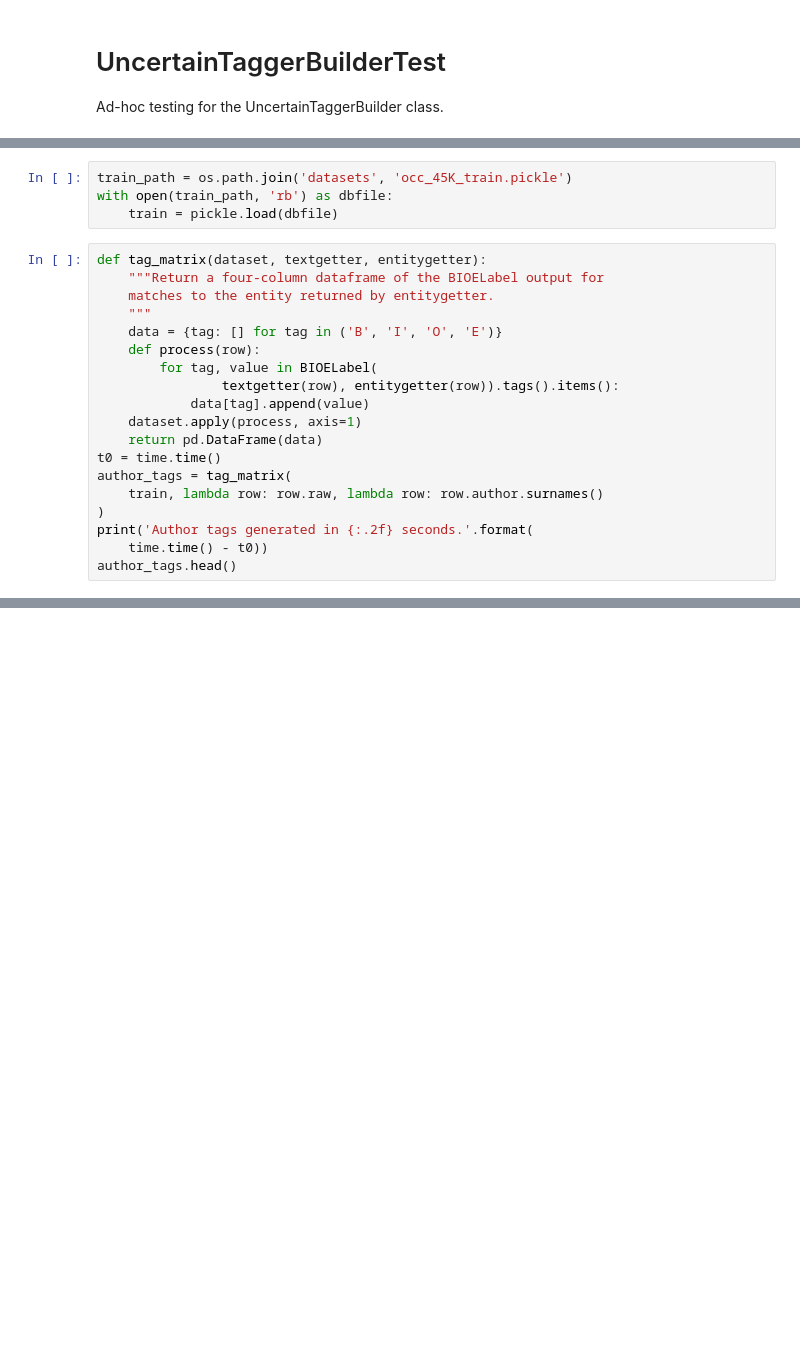
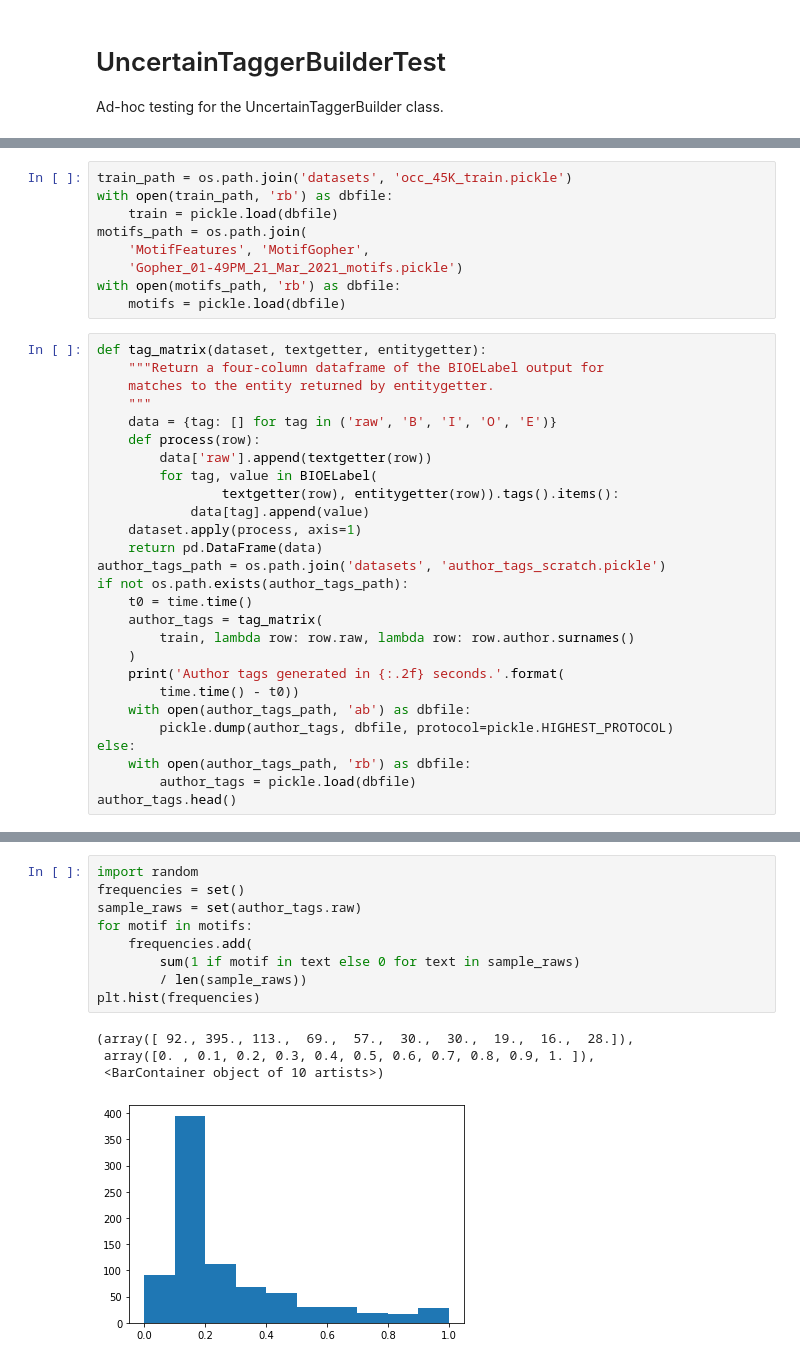
Before and after one commit to petervdonovan/CitationParser, a Jupyter notebook: UncertainTaggerBuilderTest.ipynb, the cells around one changed output, grey strips where cells are left out. Drawn from its saved outputs; the diff is of its cells as text; blank space fills up the shorter version.

```diff
--- a/UncertainTaggerBuilderTest.ipynb
+++ b/UncertainTaggerBuilderTest.ipynb
@@ -15,23 +16,36 @@ from MotifFeatures.Labels.BIOELabel import BIOELabel
 train_path = os.path.join('datasets', 'occ_45K_train.pickle')
 with open(train_path, 'rb') as dbfile:
     train = pickle.load(dbfile)
+motifs_path = os.path.join(
+    'MotifFeatures', 'MotifGopher',
+    'Gopher_01-49PM_21_Mar_2021_motifs.pickle')
+with open(motifs_path, 'rb') as dbfile:
+    motifs = pickle.load(dbfile)
 # %%
 def tag_matrix(dataset, textgetter, entitygetter):
     """Return a four-column dataframe of the BIOELabel output for
     matches to the entity returned by entitygetter.
     """
-    data = {tag: [] for tag in ('B', 'I', 'O', 'E')}
+    data = {tag: [] for tag in ('raw', 'B', 'I', 'O', 'E')}
     def process(row):
+        data['raw'].append(textgetter(row))
         for tag, value in BIOELabel(
                 textgetter(row), entitygetter(row)).tags().items():
             data[tag].append(value)
     dataset.apply(process, axis=1)
     return pd.DataFrame(data)
-t0 = time.time()
-author_tags = tag_matrix(
-    train, lambda row: row.raw, lambda row: row.author.surnames()
-)
-print('Author tags generated in {:.2f} seconds.'.format(
-    time.time() - t0))
+author_tags_path = os.path.join('datasets', 'author_tags_scratch.pickle')
+if not os.path.exists(author_tags_path):
+    t0 = time.time()
+    author_tags = tag_matrix(
+        train, lambda row: row.raw, lambda row: row.author.surnames()
+    )
+    print('Author tags generated in {:.2f} seconds.'.format(
+        time.time() - t0))
+    with open(author_tags_path, 'ab') as dbfile:
+        pickle.dump(author_tags, dbfile, protocol=pickle.HIGHEST_PROTOCOL)
+else:
+    with open(author_tags_path, 'rb') as dbfile:
+        author_tags = pickle.load(dbfile)
 author_tags.head()
 # %% [output]
@@ -40,0 +218,14 @@ utb = UncertainTaggerBuilder()
+# %%
+import random
+frequencies = set()
+sample_raws = set(author_tags.raw)
+for motif in motifs:
+    frequencies.add(
+        sum(1 if motif in text else 0 for text in sample_raws)
+        / len(sample_raws))
+plt.hist(frequencies)
+# %% [output]
+(array([ 92., 395., 113.,  69.,  57.,  30.,  30.,  19.,  16.,  28.]),
+ array([0. , 0.1, 0.2, 0.3, 0.4, 0.5, 0.6, 0.7, 0.8, 0.9, 1. ]),
+ <BarContainer object of 10 artists>)
+[figure, added]
```
Also changed, not shown: parts of 14 cells of this notebook, 2 other files.
